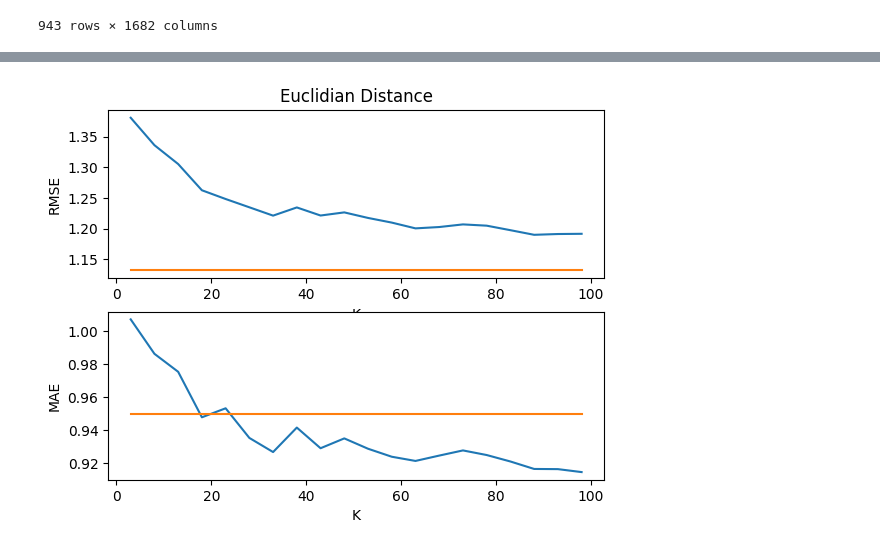
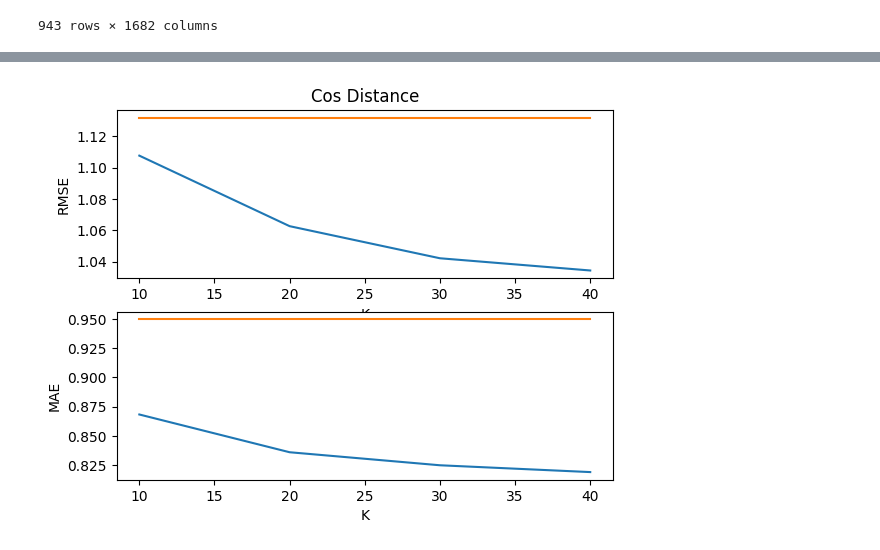
Before and after one commit to Sergiorezende22/RS_Practice, a Jupyter notebook: CollaborativeFilteringPractice/KNN/Knn_MovieLens.ipynb, the cells around one changed output, grey strips where cells are left out. Saved outputs shown, nothing was run; the diff lists cells and outputs as text; code cells hidden in the pictures.

```diff
--- a/CollaborativeFilteringPractice/KNN/Knn_MovieLens.ipynb
+++ b/CollaborativeFilteringPractice/KNN/Knn_MovieLens.ipynb
@@ -50,16 +63,19 @@ def euclidean_similarity(x1, x2):
 # %%
 class KNN:
-    def __init__(self, k, similarity, ratingMatrix):
+    def __init__(self, k, similarity, ratingMatrix, min_coavaliados=5):
         self.k        = k
         self.similarity = similarity
         self.ratingMatrix = ratingMatrix
+        self.min_coavaliados = min_coavaliados
 
     def predict(self, userId, itemsId):
         similarities = []
         for otherUserId in range(self.ratingMatrix.shape[0]):
             if otherUserId != userId:
                 similarity = self.similarity(self.ratingMatrix[userId], self.ratingMatrix[otherUserId])
-                similarities.append((otherUserId, similarity))
+                n_coavaliados = np.count_nonzero(~np.isnan(self.ratingMatrix[userId]) & ~np.isnan(self.ratingMatrix[otherUserId]))
+                if n_coavaliados >= self.min_coavaliados:
+                    similarities.append((otherUserId, similarity))
 
         sortedSimilarities = sorted(similarities, key=lambda x: x[1])
         kNearestNeighbors = sortedSimilarities[:self.k]
@@ -68,7 +84,7 @@ class KNN:
             predictedValues.append(np.nanmean([self.ratingMatrix[neighbor[0], itemId] for neighbor in kNearestNeighbors]))
         return predictedValues
 # %%
-def get_errors(knn, x_test, y, usersInTest, itemsId):
+def get_errors(knn, y, usersInTest, itemsId):
     predictedValues = []
     for userId in usersInTest:
         predictedValues = np.append(predictedValues, knn.predict(userId - 1, itemsId[userId - 1]))
@@ -89,15 +105,23 @@ for userId in usersInTest:
 
 y = np.array(x_test['rating'])
 
-k_range = range(3, 100, 5)
-rmse = []
-mae = []
+k_range = range(10, 50, 10)
+rmse_euclidean = []
+mae_euclidean = []
+rmse_cos = []
+mae_cos = []
 
 for k in k_range:
-    knn = KNN(k, euclidean_similarity, ratingMatrix)
-    rmse_, mae_ = get_errors(knn, x_test, y, usersInTest, itemsId)
-    rmse.append(rmse_)
-    mae.append(mae_)
+    knn_euclidean = KNN(k, euclidean_similarity, ratingMatrix, 10)
+    knn_cos = KNN(k, cos_similarity, ratingMatrix, 10)
+
+    rmse_euclidean_, mae_euclidean_ = get_errors(knn_euclidean, y, usersInTest, itemsId)
+    rmse_cos_, mae_cos_ = get_errors(knn_cos, y, usersInTest, itemsId)
+
+    rmse_euclidean.append(rmse_euclidean_)
+    mae_euclidean.append(mae_euclidean_)
+    rmse_cos.append(rmse_cos_)
+    mae_cos.append(mae_cos_)
 # %%
 globalMean = np.nanmean(ratingMatrix)
 
@@ -105,7 +129,7 @@ predicted_global = [globalMean for _ in range(len(y))]
 
 
 rmse_global = math.sqrt(np.mean((predicted_global - y) ** 2))
-rmse_global_arr = [rmse_global for _ in range(len(rmse))]
+rmse_global_arr = [rmse_global for _ in range(len(rmse_euclidean))]
 
 mae_global = np.mean(np.abs(predicted_global - y))
-mae_global_arr = [mae_global for _ in range(len(mae))]
+mae_global_arr = [mae_global for _ in range(len(mae_euclidean))]
@@ -112,14 +152,14 @@ mae_global_arr = [mae_global for _ in range(len(mae))]
 # %%
 fig, ax = plt.subplots(2)
-ax[0].plot(k_range , rmse)
-ax[0].set_title("Euclidian Distance")
+ax[0].plot(k_range, rmse_cos)
+ax[0].set_title("Cos Distance")
 ax[0].set_xlabel("K")
 ax[0].set_ylabel("RMSE")
-ax[0].plot(k_range , rmse_global_arr)
-ax[1].plot(k_range , mae)
+ax[0].plot(k_range, rmse_global_arr)
+ax[1].plot(k_range, mae_cos)
 ax[1].set_xlabel("K")
 ax[1].set_ylabel("MAE")
-ax[1].plot(k_range , mae_global_arr)
+ax[1].plot(k_range, mae_global_arr)
 plt.show()
 # %% [output]
-[figure, old version]
+[figure, new version]
```
Also changed, not shown: parts of 9 cells of this notebook.
